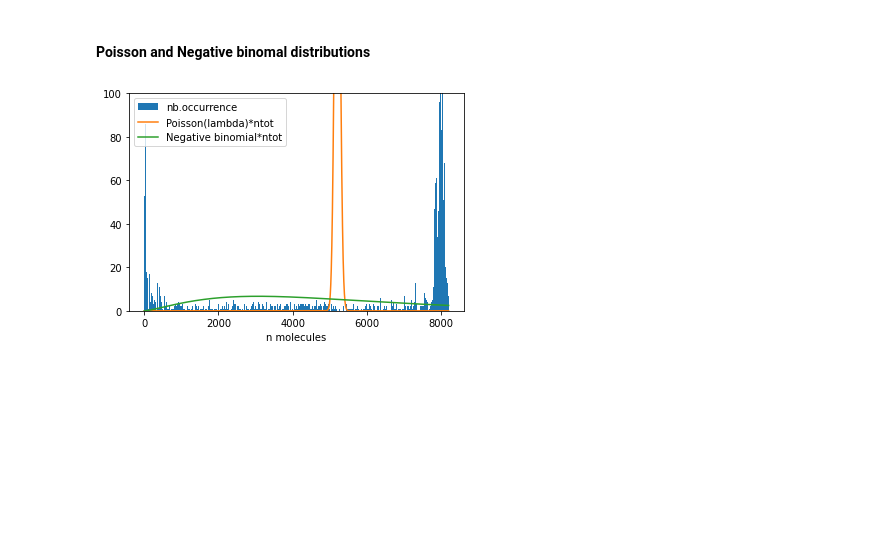
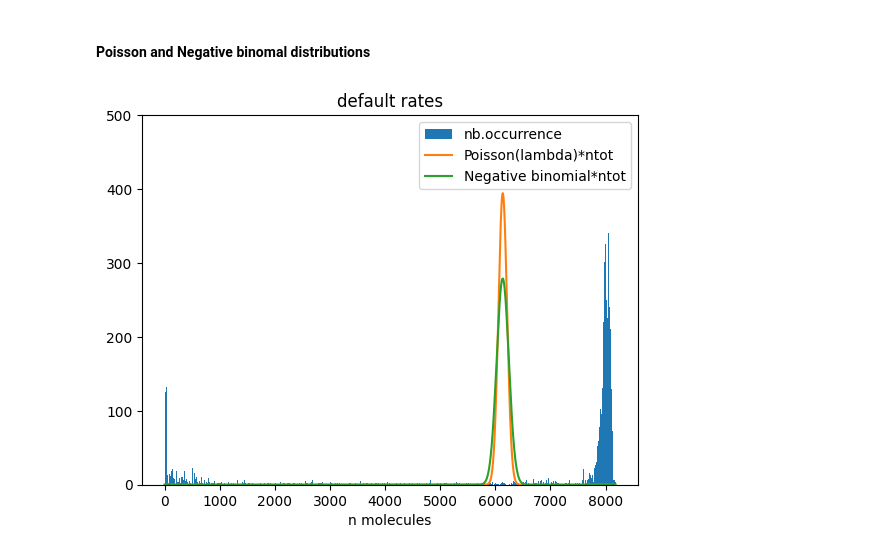
Before and after one commit to Romrchp/graded-exs, a Jupyter notebook: Exercise_Week11_12_A.ipynb, the cells around one changed output. Cells and saved outputs as stored; diff of their text form; code cells hidden in the pictures; blank space fills up the shorter version.

```diff
--- a/Exercise_Week11_12_A.ipynb
+++ b/Exercise_Week11_12_A.ipynb
@@ -308,31 +308,46 @@ def convert_params(mu, theta):
 def pmf(counts, mu, theta):
     return nbinom.pmf(counts, *convert_params(mu, theta))
 # %%
+#plot with our default rates
+
+### Defining our rates
+g = 1
+n = 20
+t = 0
+s = 400 # number of initiations per minute
+k = 0.05 # 1/k = 20 min
+k_on  = 1/10000 #t_off = 1/k_on = 10000 min
+k_off = 1/200  #t_on = 1/k_off = 200 min
+
+#Running the gillespie algorithm with our defined rates
+tprint,nprint,gprint = gillespie(g,n,t,s,k,k_on,k_off)
+
 #remove a suitable transient and plot the histogram
 plt.hist(nprint,bins = max(nprint), label='nb.occurrence')
 ntot=len(nprint)
 nn = np.arange(np.max(nprint))
 
 # poisson distribution
 lam=np.mean(nprint) # Change lambda to fit the histogramm
 p=Poisson(lam, nn)
 p=p*ntot
 plt.plot(nn, p, label='Poisson(lambda)*ntot')
 
 # neg binomial distribution
 variance = np.var(nprint)
-theta = (lam+lam**2)/variance
+theta = lam+(lam**2)/variance
 b=pmf(np.arange(np.max(nprint)), lam, theta)*ntot
 plt.plot(np.arange(np.max(nprint)), b, label='Negative binomial*ntot')
 
 plt.xlabel("n molecules")
 ax = plt.gca()
-ax.set_ylim([0, 100])
+ax.set_ylim([0, 500])
 
+plt.title("default rates")
 plt.legend()
 plt.show()
 # %% [output]
-[figure, old version]
+[figure, new version]
 # %% [markdown]
 ### Answer 2.
 
```
Also changed, not shown: parts of 8 cells of this notebook.
